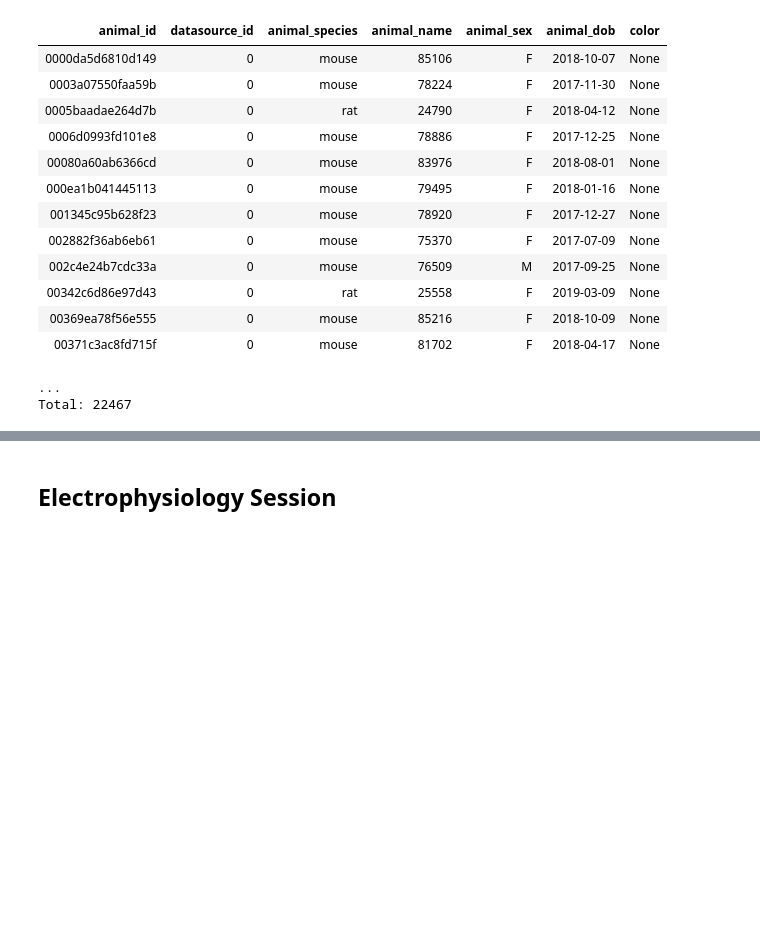
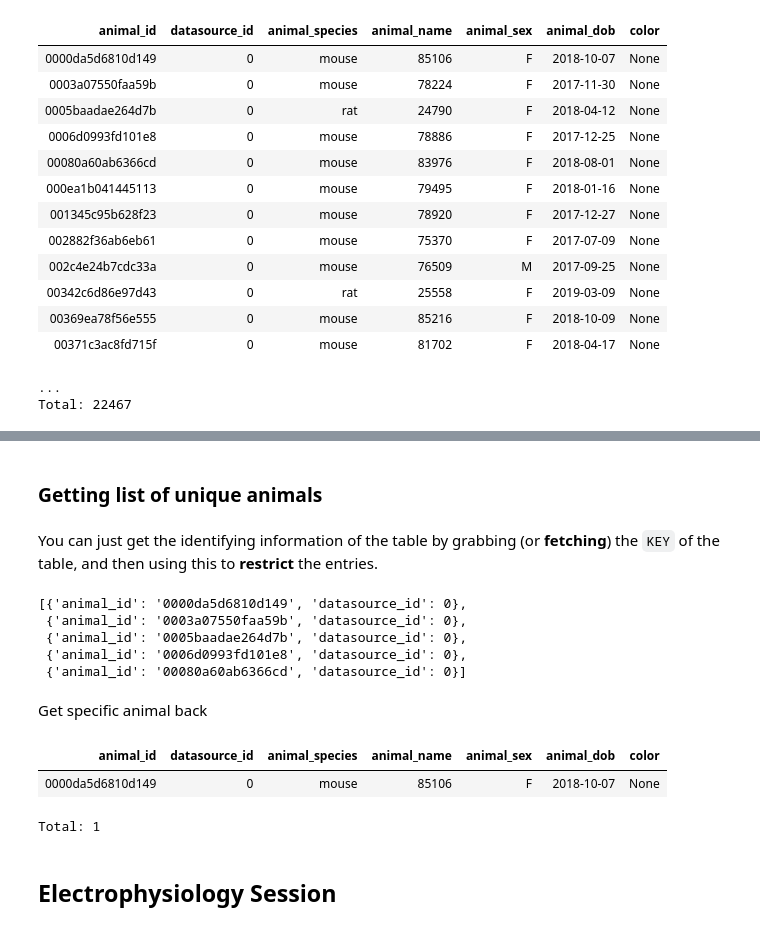
Before and after one commit to kavli-ntnu/dj-docs, a Jupyter notebook: notebooks/The_Ephys_Pipeline.ipynb, the cells around one changed output, grey strips where cells are left out. Drawn from its saved outputs; the diff is of its cells as text; code cells hidden in the pictures; blank space fills up the shorter version.

```diff
--- a/notebooks/The_Ephys_Pipeline.ipynb
+++ b/notebooks/The_Ephys_Pipeline.ipynb
@@ -94,3 +105,26 @@ Total: 22467
+# %% [markdown]
+### Getting list of unique animals
+# %% [markdown]
+You can just get the identifying information of the table by grabbing (or **fetching**) the `KEY` of the table, and then using this to **restrict** the entries.
+# %%
+keys = (animal.Animal & 'animal_dob >= "2017-01-01"').fetch('KEY')
+# %%
+keys[:5]  # first five keys
+# %% [output]
+[{'animal_id': '0000da5d6810d149', 'datasource_id': 0},
+ {'animal_id': '0003a07550faa59b', 'datasource_id': 0},
+ {'animal_id': '0005baadae264d7b', 'datasource_id': 0},
+ {'animal_id': '0006d0993fd101e8', 'datasource_id': 0},
+ {'animal_id': '00080a60ab6366cd', 'datasource_id': 0}]
+# %% [markdown]
+Get specific animal back
+# %%
+# get the first animal back
+animal.Animal & keys[0]
+# %% [output]
+| animal_id | datasource_id | animal_species | animal_name | animal_sex | animal_dob | color |
+| 0000da5d6810d149 | 0 | mouse | 85106 | F | 2018-10-07 | None |
+Total: 1
 # %% [markdown]
 ## Electrophysiology Session
 # %% [markdown]
```
Also changed, not shown: parts of 19 cells of this notebook.
